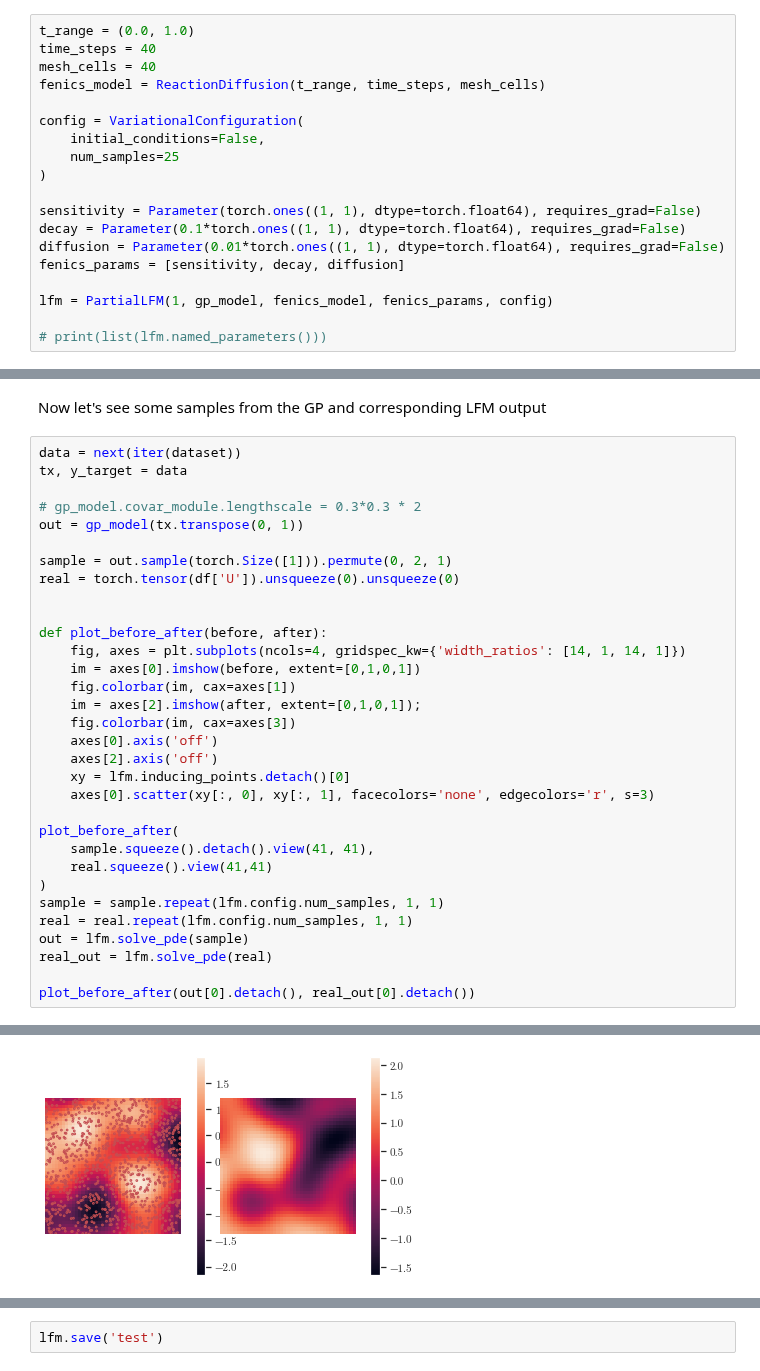
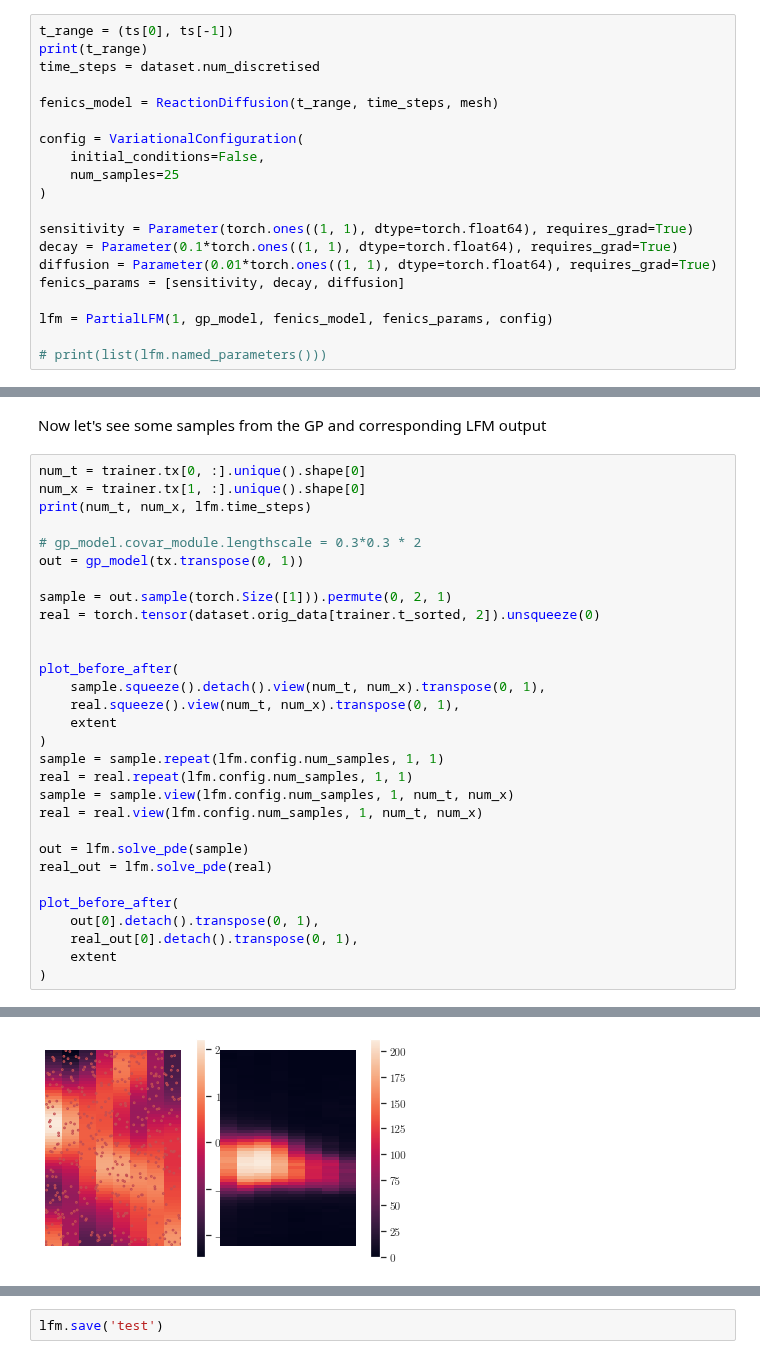
Before and after one commit to mossjacob/alfi, a Jupyter notebook: docs/notebooks/pde/pde.ipynb, the cells around one changed output, grey strips where cells are left out. Drawn from its saved outputs; the diff is of its cells as text.

Commit message:
add spatial and time discretisation for pdes

```diff
--- a/docs/notebooks/pde/pde.ipynb
+++ b/docs/notebooks/pde/pde.ipynb
@@ -101,19 +131,20 @@ torch.Size([1, 1000, 2])
 # %% [markdown]
 Set up PDE
 # %%
-t_range = (0.0, 1.0)
-time_steps = 40
-mesh_cells = 40
-fenics_model = ReactionDiffusion(t_range, time_steps, mesh_cells)
+t_range = (ts[0], ts[-1])
+print(t_range)
+time_steps = dataset.num_discretised
+
+fenics_model = ReactionDiffusion(t_range, time_steps, mesh)
 
 config = VariationalConfiguration(
     initial_conditions=False,
     num_samples=25
 )
 
-sensitivity = Parameter(torch.ones((1, 1), dtype=torch.float64), requires_grad=False)
-decay = Parameter(0.1*torch.ones((1, 1), dtype=torch.float64), requires_grad=False)
-diffusion = Parameter(0.01*torch.ones((1, 1), dtype=torch.float64), requires_grad=False)
+sensitivity = Parameter(torch.ones((1, 1), dtype=torch.float64), requires_grad=True)
+decay = Parameter(0.1*torch.ones((1, 1), dtype=torch.float64), requires_grad=True)
+diffusion = Parameter(0.01*torch.ones((1, 1), dtype=torch.float64), requires_grad=True)
 fenics_params = [sensitivity, decay, diffusion]
 
 lfm = PartialLFM(1, gp_model, fenics_model, fenics_params, config)
@@ -163,35 +172,33 @@ trainer = PDETrainer(lfm, optimizer, dataset)
 # %% [markdown]
 Now let's see some samples from the GP and corresponding LFM output
 # %%
-data = next(iter(dataset))
-tx, y_target = data
+num_t = trainer.tx[0, :].unique().shape[0]
+num_x = trainer.tx[1, :].unique().shape[0]
+print(num_t, num_x, lfm.time_steps)
 
 # gp_model.covar_module.lengthscale = 0.3*0.3 * 2
 out = gp_model(tx.transpose(0, 1))
 
 sample = out.sample(torch.Size([1])).permute(0, 2, 1)
-real = torch.tensor(df['U']).unsqueeze(0).unsqueeze(0)
+real = torch.tensor(dataset.orig_data[trainer.t_sorted, 2]).unsqueeze(0)
 
 
-def plot_before_after(before, after):
-    fig, axes = plt.subplots(ncols=4, gridspec_kw={'width_ratios': [14, 1, 14, 1]})
-    im = axes[0].imshow(before, extent=[0,1,0,1])
-    fig.colorbar(im, cax=axes[1])
-    im = axes[2].imshow(after, extent=[0,1,0,1]);
-    fig.colorbar(im, cax=axes[3])
-    axes[0].axis('off')
-    axes[2].axis('off')
-    xy = lfm.inducing_points.detach()[0]
-    axes[0].scatter(xy[:, 0], xy[:, 1], facecolors='none', edgecolors='r', s=3)
-
 plot_before_after(
-    sample.squeeze().detach().view(41, 41),
-    real.squeeze().view(41,41)
+    sample.squeeze().detach().view(num_t, num_x).transpose(0, 1),
+    real.squeeze().view(num_t, num_x).transpose(0, 1),
+    extent
 )
 sample = sample.repeat(lfm.config.num_samples, 1, 1)
 real = real.repeat(lfm.config.num_samples, 1, 1)
+sample = sample.view(lfm.config.num_samples, 1, num_t, num_x)
+real = real.view(lfm.config.num_samples, 1, num_t, num_x)
+
 out = lfm.solve_pde(sample)
 real_out = lfm.solve_pde(real)
 
-plot_before_after(out[0].detach(), real_out[0].detach())
+plot_before_after(
+    out[0].detach().transpose(0, 1),
+    real_out[0].detach().transpose(0, 1),
+    extent
+)
 # %% [output]
@@ -198 +210 @@ plot_before_after(out[0].detach(), real_out[0].detach())
-[figure, old version]
+[figure, new version]
```
Also changed, not shown: parts of 20 cells of this notebook, 8 other files.
